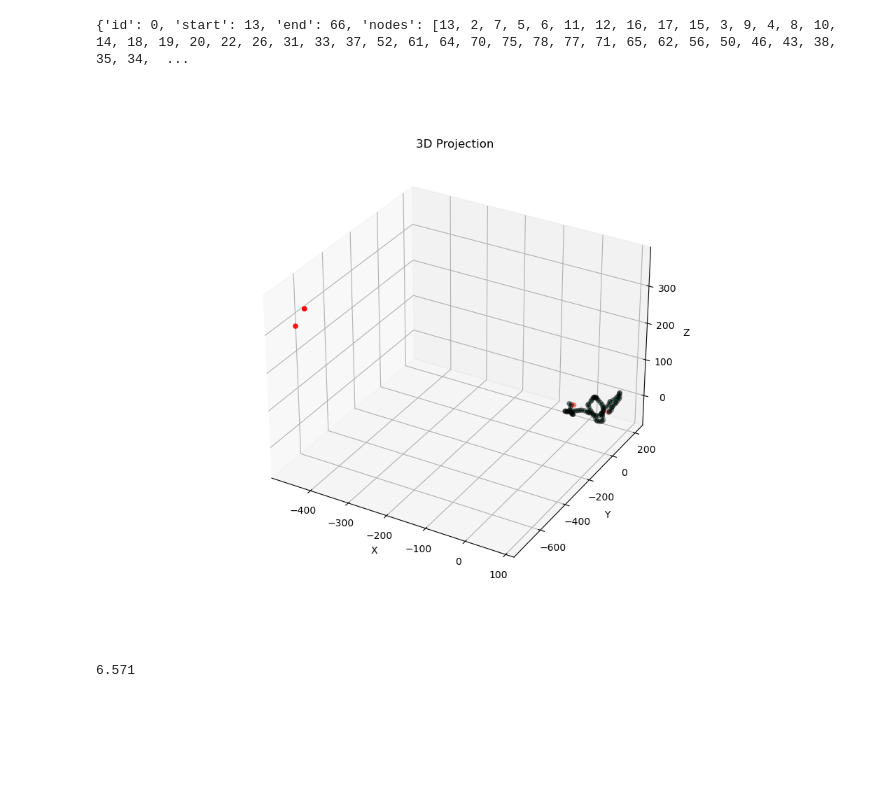
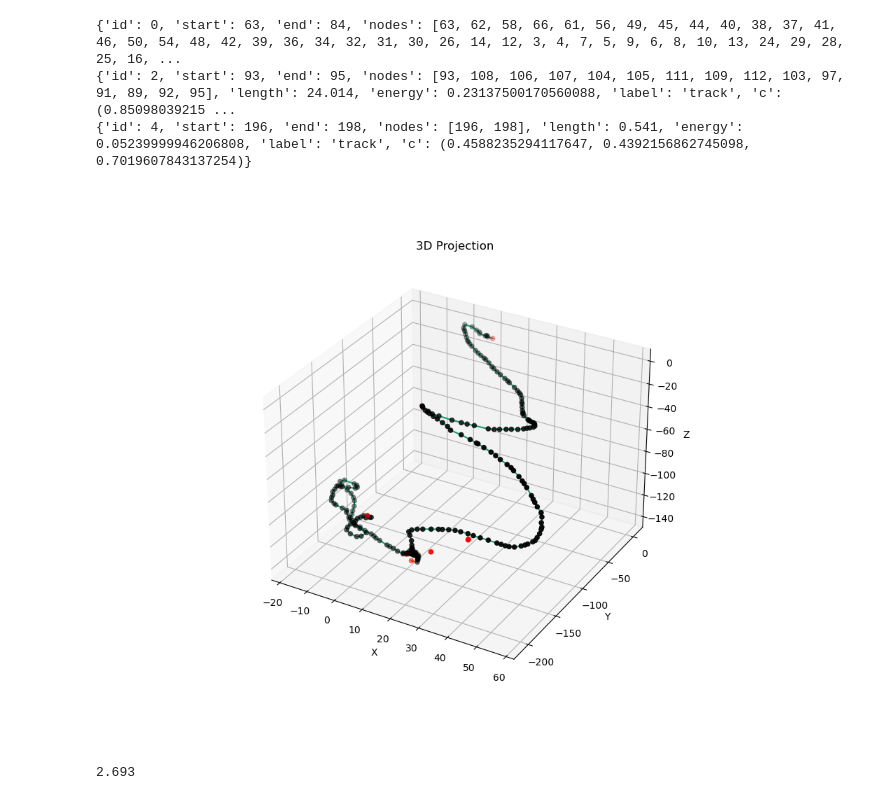
Before and after one commit to kvjmistry/NEXT_nudobe, a Jupyter notebook: workdir/TrackBuilder.ipynb, the cells around one changed output. Saved outputs shown, nothing was run; the diff lists cells and outputs as text; code cells hidden in the pictures; blank space fills up the shorter version.

```diff
--- a/workdir/TrackBuilder.ipynb
+++ b/workdir/TrackBuilder.ipynb
@@ -11,7 +11,7 @@ import itertools
 import copy
 
 # hits = pd.read_hdf('../../NEXT_nudobe/files/data/Leptoquark_SM_nexus.h5',"MC/hits")
-hits = pd.read_hdf('../../NEXT_nudobe/files/data/Leptoquark_SM_10mm_smear.h5',"MC/hits")
+hits = pd.read_hdf('../../NEXT_nudobe/files/data/Leptoquark_SM_4mm_smear.h5',"MC/hits")
 
 
 display(hits)
@@ -32,7 +32,7 @@ display(hits)
 # %%
 %matplotlib widget
 
-data = hits[hits.event_id ==1802]
+data = hits[hits.event_id ==1820]
 
 # There seems to be a duplicate row sometimes
 data = data.drop_duplicates()
@@ -46,9 +46,10 @@ data = data.sample(frac=1).reset_index(drop=True)
 # then sort it based on the x,y,z
 data = data.sort_values(by=['x', "y", "z"]).reset_index(drop=True)
 
+# Print energy sum
+print("Energy Sum: ", data.energy.sum())
+
 display(data)
-
-df = pd.DataFrame(data)
 
 # Calculate the distance matrix
 dist_matrix = distance_matrix(data[['x', 'y', 'z']], data[['x', 'y', 'z']])
@@ -163,7 +164,7 @@ connections = []
 # Calculate the Euclidean distance from the origin for each row
 data['distance'] = np.sqrt(data['x']**2 + data['y']**2 + data['z']**2)
 vertex_index = data['distance'].idxmin()
-df_hits = data.drop(columns=['distance'])
+data = data.drop(columns=['distance'])
 print("Vertex Index is:" , vertex_index)
 
 # Make a connection to the two closest nodes
@@ -338,7 +340,7 @@ def GetTrackLengthEnergy(path):
 
     # Return the hit if there is only one node
     if len(path) == 0:
-        return 0, round(data.iloc[path[0]]['energy'], 3)
+        return 0,data.iloc[path[0]]['energy']
 
     for t in range(len(path) - 1):
         point1 = data.iloc[path[t]]
@@ -351,7 +353,8 @@ def GetTrackLengthEnergy(path):
     # Add in the last energy hit
     total_energy += data.iloc[path[-1]]['energy']
 
-    return round(total_length, 3), round(total_energy, 3)
+    return round(total_length, 3), total_energy
+    # return round(total_length, 3), round(total_energy, 3)
 
 
 # Get the length and energy of a track
@@ -406,42 +409,44 @@ for t in Tracks:
 # Plot in 3D
 fig = plt.figure(figsize=(10, 8))
 ax = fig.add_subplot(111, projection='3d')
 colors = ['r' if count == 1 or count == 0 else 'k' for count in connection_count]
 ax.scatter(data['x'], data['y'], data['z'], c=colors, marker='o')
 
 for Track in Tracks:
 
     for i,connection in enumerate(Track["nodes"]):
 
             if (i == len(Track["nodes"])-1):
                 break
 
             start_node = Track["nodes"][i]
             end_node = Track["nodes"][i+1]
 
             ax.plot([data['x'][start_node], data['x'][end_node]],
                     [data['y'][start_node], data['y'][end_node]],
                     [data['z'][start_node], data['z'][end_node]], color=Track["c"],linestyle="-")
 
 ax.set_xlabel('X')
 ax.set_ylabel('Y')
 ax.set_zlabel('Z')
 ax.set_title('3D Projection')
 plt.show()
 
 # print(Tracks[1]["nodes"])
 # print(GetNodePath(connected_nodes, 32, 27))
 # print(GetNodePath(connected_nodes, 32, 41))
 # %% [output]
-{'id': 0, 'start': 13, 'end': 66, 'nodes': [13, 2, 7, 5, 6, 11, 12, 16, 17, 15, 3, 9, 4, 8, 10, 14, 18, 19, 20, 22, 26, 31, 33, 37, 52, 61, 64, 70, 75, 78, 77, 71, 65, 62, 56, 50, 46, 43, 38, 35, 34,  ...
+{'id': 0, 'start': 63, 'end': 84, 'nodes': [63, 62, 58, 66, 61, 56, 49, 45, 44, 40, 38, 37, 41, 46, 50, 54, 48, 42, 39, 36, 34, 32, 31, 30, 26, 14, 12, 3, 4, 7, 5, 9, 6, 8, 10, 13, 24, 29, 28, 25, 16, ...
+{'id': 2, 'start': 93, 'end': 95, 'nodes': [93, 108, 106, 107, 104, 105, 111, 109, 112, 103, 97, 91, 89, 92, 95], 'length': 24.014, 'energy': 0.23137500170560088, 'label': 'track', 'c': (0.85098039215 ...
+{'id': 4, 'start': 196, 'end': 198, 'nodes': [196, 198], 'length': 0.541, 'energy': 0.05239999946206808, 'label': 'track', 'c': (0.4588235294117647, 0.4392156862745098, 0.7019607843137254)}
-[figure, old version]
+[figure, new version]
 # %%
 print(GetMeanNodeDist(Tracks))
 
 dist_threshold = 4*GetMeanNodeDist(Tracks)
 # dist_threshold = 10
 # %% [output]
-6.571
+2.693
 # %%
 # Now look to merge tracks that are close by and identify deltas
 
```
Also changed, not shown: parts of 4 cells of this notebook, 1 other file.
